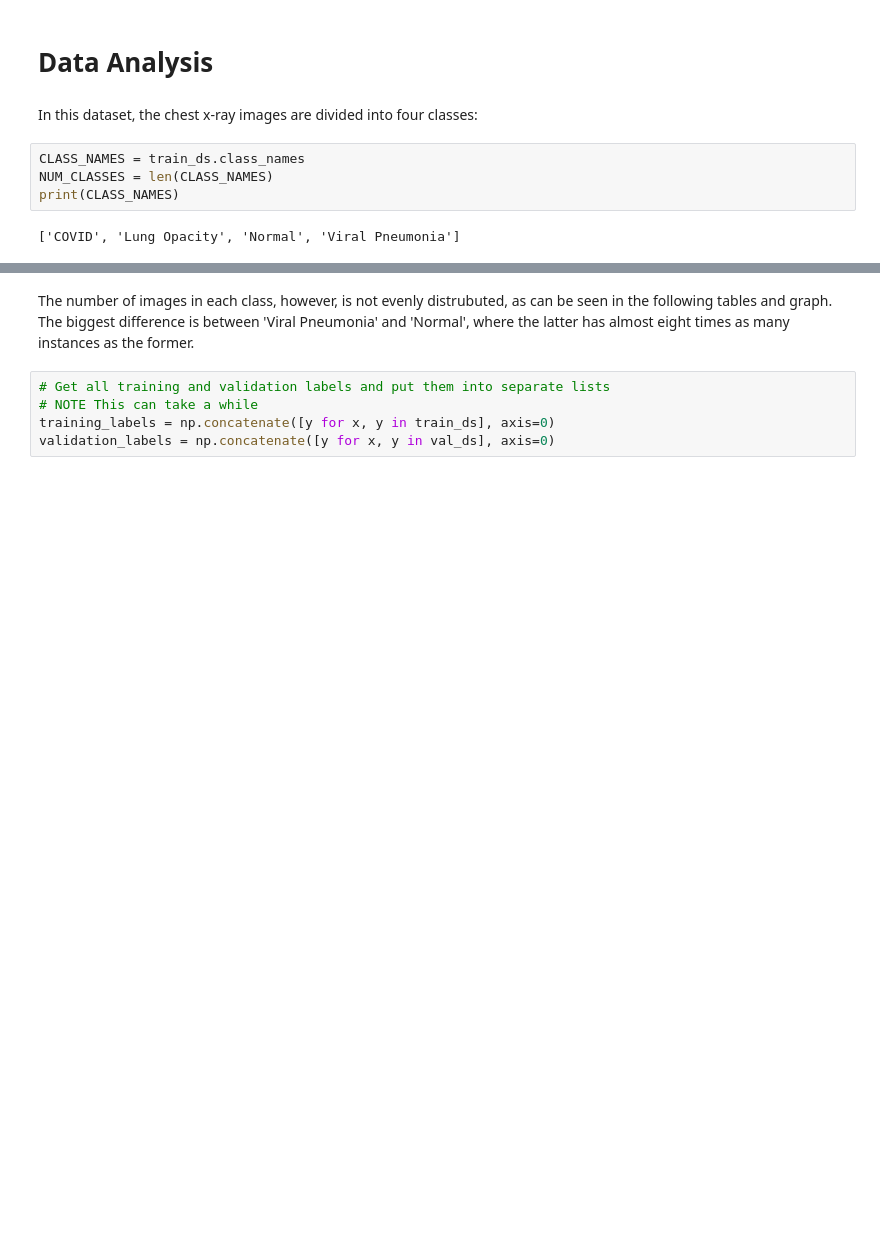
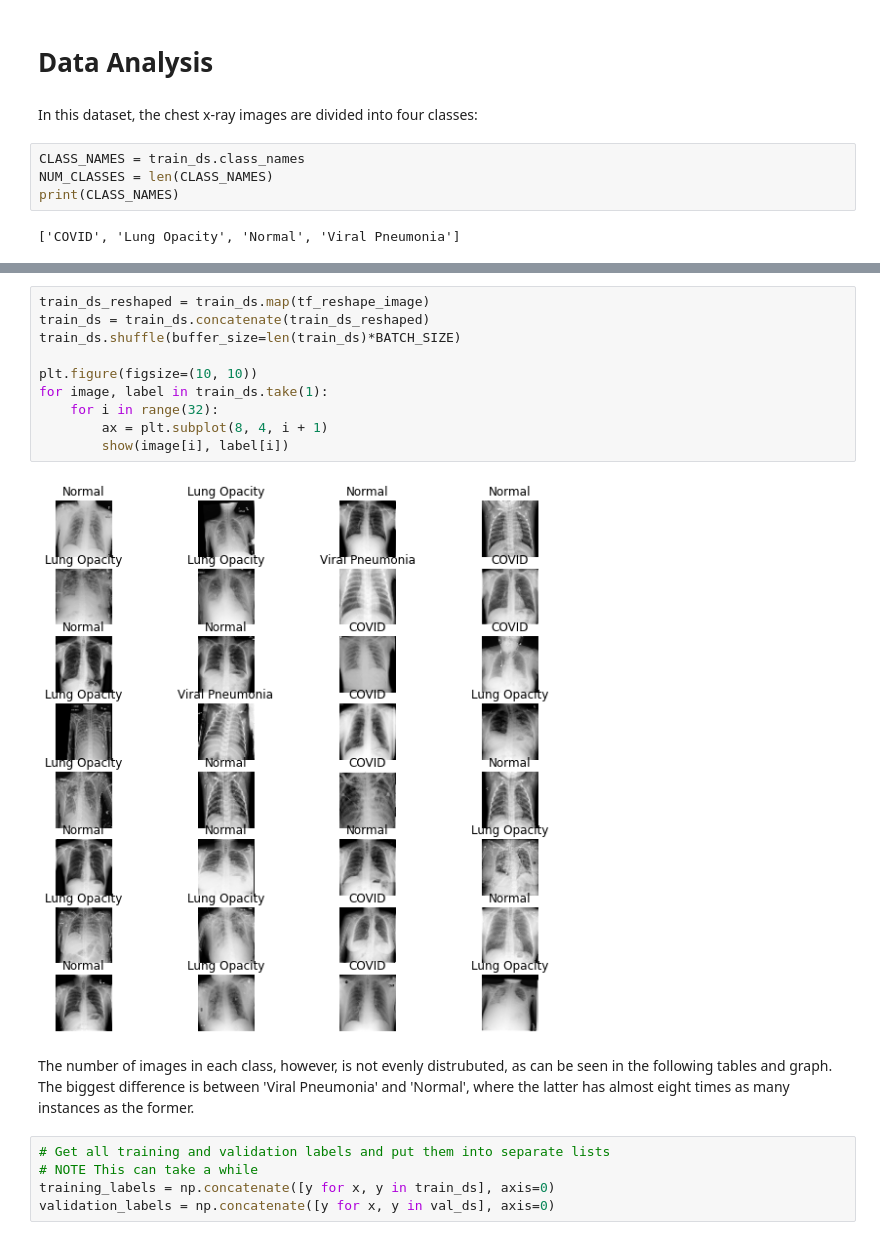
Before and after one commit to jmgaudet/image-processing-app, a Jupyter notebook: covid_19_project.ipynb, the cells around one changed output, grey strips where cells are left out. Saved outputs shown, nothing was run; the diff lists cells and outputs as text; blank space fills up the shorter version.

```diff
--- a/covid_19_project.ipynb
+++ b/covid_19_project.ipynb
@@ -102,3 +103,15 @@ print(CLASS_NAMES)
+# %%
+train_ds_reshaped = train_ds.map(tf_reshape_image)
+train_ds = train_ds.concatenate(train_ds_reshaped)
+train_ds.shuffle(buffer_size=len(train_ds)*BATCH_SIZE)
+
+plt.figure(figsize=(10, 10))
+for image, label in train_ds.take(1):
+    for i in range(32):
+        ax = plt.subplot(8, 4, i + 1)
+        show(image[i], label[i])
+# %% [output]
+[figure, added]
 # %% [markdown]
 The number of images in each class, however, is not evenly distrubuted, as can be seen in the following tables and graph. The biggest difference is between 'Viral Pneumonia' and 'Normal', where the latter has almost eight times as many instances as the former.
 # %%
```
Also changed, not shown: parts of 15 cells of this notebook, 1 other file.
